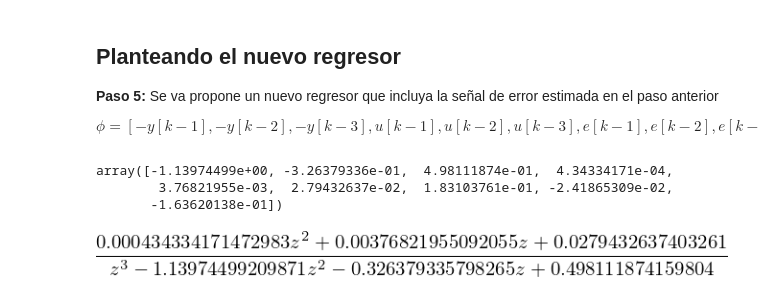
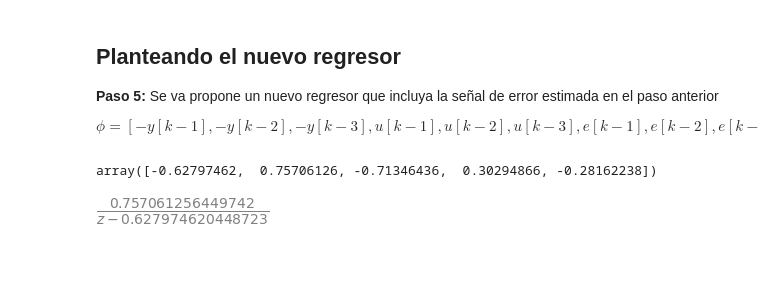
Before and after one commit to jairocuellar/System_identification, a Jupyter notebook: class_10_01.ipynb, the cells around one changed output. Saved outputs shown, nothing was run; the diff lists cells and outputs as text; code cells hidden in the pictures; blank space fills up the shorter version.

```diff
--- a/class_10_01.ipynb
+++ b/class_10_01.ipynb
@@ -65,7 +69,7 @@ for k in range(3,N):
     u_3[k]=u[k-3]
 
 ## Creación del vector phi
-phi = np.array([-y_1,-y_2,-y_3,u_1,u_2,u_3]).transpose()
+phi = np.array([-y_1,u_1]).transpose()
 
 # Parámetro para la regularización de los minimos cuadrados (entre 0 y 1)
 # Garantiza que la matriz (phi^T*phi)^-1 exista y se pueda estimar
@@ -92,18 +94,0 @@ sns.pairplot(dfRegSample,hue='Estable')
-# %%
-
-## Creación del vector phi
-phi3 = np.array([-dfRegSample.y_1,
-                -dfRegSample.y_2,
-                -dfRegSample.y_3,
-                dfRegSample.u_1,
-                dfRegSample.u_2,
-                dfRegSample.u_3]).transpose()
-
-# Parámetro para la regularización de los minimos cuadrados (entre 0 y 1)
-# Garantiza que la matriz (phi^T*phi)^-1 exista y se pueda estimar
-#los parámetros.
-
-alpha = 1e-10
-A3 = np.dot(phi3.T,phi3) + alpha*np.eye(len(np.dot(phi3.T,phi3)))
-theta3 = np.dot(np.linalg.inv(A3),np.dot(phi3.T,dfRegSample.y))
-theta3
@@ -153,5 +117,5 @@ G
 
 **Paso 4:** Calculamos la respuesta de la función $G_e$ y con esos datos determinamos el error de la estimación inicial.
 # %%
-G_e = control.tf([theta[3],theta[4],theta[5]],[1,theta[0],theta[1],theta[2]],dt)
+G_e = control.tf([theta[1]],[1,theta[0]],dt)
 G_e
@@ -197,7 +163,7 @@ for k in range(2,N):
 for k in range(3,N):
     e_3[k]=e[k-3]
 ## Creación del vector phi
-phi2 = np.array([-y_1,-y_2,-y_3,u_1,u_2,u_3,e_1,e_2,e_3]).transpose()
+phi2 = np.array([-y_1,u_1,e_1,e_2,e_3]).transpose()
 
 # Parámetro para la regularización de los minimos cuadrados (entre 0 y 1)
 # Garantiza que la matriz (phi^T*phi)^-1 exista y se pueda estimar
@@ -207,20 +173,18 @@ Am = np.dot(phi2.T,phi2) + alpha*np.eye(len(np.dot(phi2.T,phi2)))
 theta2 = np.dot(np.linalg.inv(Am),np.dot(phi2.T,yn))
 theta2
 # %% [output]
-array([-1.13974499e+00, -3.26379336e-01,  4.98111874e-01,  4.34334171e-04,
-        3.76821955e-03,  2.79432637e-02,  1.83103761e-01, -2.41865309e-02,
-       -1.63620138e-01])
+array([-0.62797462,  0.75706126, -0.71346436,  0.30294866, -0.28162238])
 # %%
 ## Definir el modelo ARX    y(t) = G(z)u(t) + H(z)e(t)
 ## G = B/A,    H = 1/A
 
 ## Construir los polinomios A(z) y B(z)
-A = 1 + theta2[0]*z**-1 + theta2[1]*z**-2+ theta2[2]*z**-3
-B = theta2[3]*z**-1+theta2[4]*z**-2+theta2[5]*z**-3
-C = 1 + theta2[6]*z**-1 + theta2[7]*z**-2 + theta2[8]*z**-3
+A = 1 + theta2[0]*z**-1
+B = theta2[1]*z**-1
+C = 1 + theta2[2]*z**-1 + theta2[3]*z**-2 + theta2[4]*z**-3
 G = (B/A).simplify()
 G
 # %% [output]
-[figure, old version]
+[figure, new version]
 # %%
 ## Armando la función de transferencia estimada con los parámetros hallados
```
Also changed, not shown: parts of 12 cells of this notebook, 4 other files.
